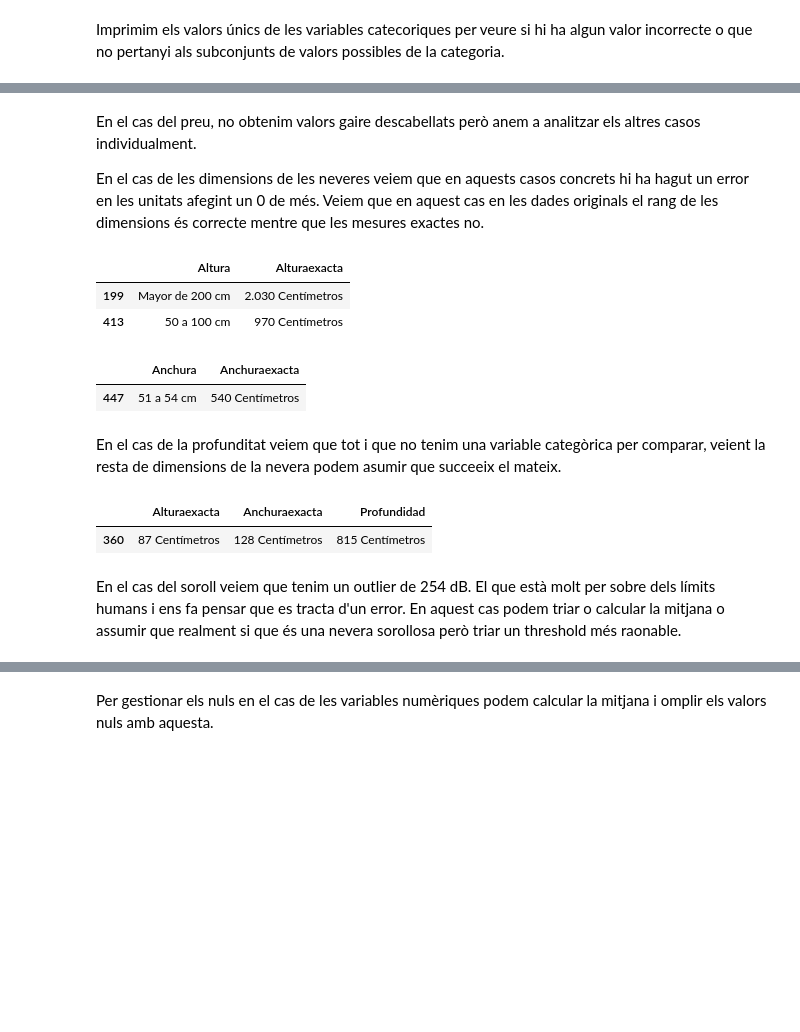
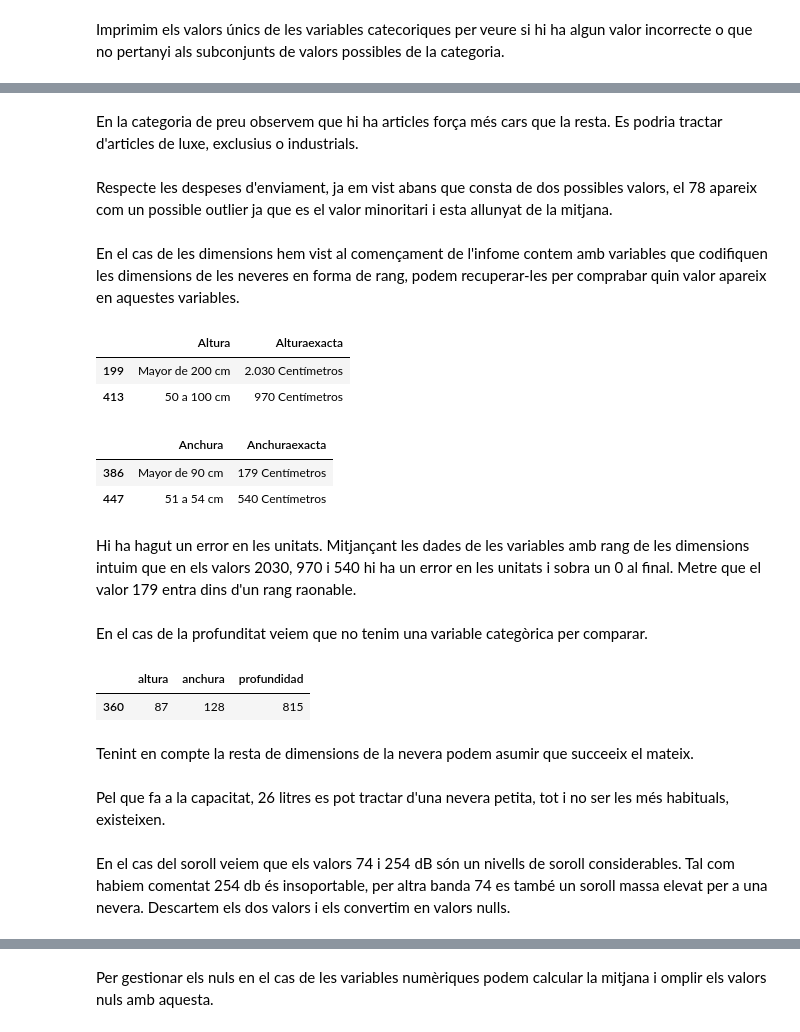
Before and after one commit to afinolUOC/Pra2-cleaning_and_analysis, a Jupyter notebook: neveras_cleaning.ipynb, the cells around one changed output, grey strips where cells are left out. Saved outputs shown, nothing was run; the diff lists cells and outputs as text; code cells hidden in the pictures; blank space fills up the shorter version.

```diff
--- a/neveras_cleaning.ipynb
+++ b/neveras_cleaning.ipynb
@@ -142,7 +142,7 @@ Es dona el mateix cas entre les variables Anchura i Anchuraexacta. Pel mateix mo
 Creem un nou dataframe per guardar les variables que han estat seleccionades.
 # %%
 # df per guardar les variables seleccionades
-selected_df = pd.DataFrame()
+clean_df = pd.DataFrame()
 # %% [markdown]
 Observem els primer valors de les variables selecionades per tal de fer-nos una idea de que conté cada una d'elles
 # %%
@@ -173,21 +173,21 @@ raw_df[['price','marca','product-sending-value','Garantía','Alturaexacta','Anch
 La majoria d'aquestes variables contenen les unitats i estan en format string quan es tracta d'una variable númerica. Procedim a adequar el farmat de cada una d'elles i les afegim al nou dataframe
 # %%
 # Seleccionem i addecuem el format
-selected_df['precio'] = raw_df['price'].str.replace('.', '').str.replace(',', '.').str.replace(' €', '').astype(float)
-selected_df['marca'] = raw_df['marca']
-selected_df['gastos_envio'] = raw_df['product-sending-value'].str.replace('.', '').str.replace(',', '.').str.replace(' €', '').astype(float)
-selected_df['garantía'] = raw_df['Garantía'].str.replace(' Años', '').astype('Int64')
-selected_df['altura'] = raw_df['Alturaexacta'].str.replace('.', '').str.replace(' Centímetros', '').astype('Int64')
-selected_df['anchura'] = raw_df['Anchuraexacta'].str.replace('.', '').str.replace(' Centímetros', '').astype('Int64')
-selected_df['profundidad'] = raw_df['Profundidad'].str.replace(' Centímetros', '').astype('Int64')
-selected_df['capacidad'] = raw_df['Capacidadfrigorífico'].str.replace(' Litros', '').str.replace('\\r', '').astype('Int64')
-selected_df['puertas'] = raw_df['Númerodepuertas'].str.replace(" Puertas", "").astype('Int64')
-selected_df['baldas'] = raw_df['BaldasenRefrigerador'].str.replace(' Baldas', '').str.replace(' ', '').astype('Int64')
-selected_df['instalación'] = raw_df['Tipodeinstalación'].str.replace(' ', '')
-selected_df['consumo_anual'] = raw_df['ConsumoAnualdeEnergía'].str.replace(' Kwh/Año', '').astype('Int64')
-selected_df['eficiencia'] = raw_df['EficienciaNueva'].str.replace(' ', '')
-selected_df['ruido'] = raw_df['Ruido'].str.replace(' Decibelios', '').astype('Int64')
-selected_df['refrigeración'] = raw_df['Refrigeración'].str.replace(" ", "")
-selected_df['color'] = raw_df['Color/material'].str.replace(" ", "")
+clean_df['precio'] = raw_df['price'].str.replace('.', '').str.replace(',', '.').str.replace(' €', '').astype(float)
+clean_df['marca'] = raw_df['marca']
+clean_df['gastos_envio'] = raw_df['product-sending-value'].str.replace('.', '').str.replace(',', '.').str.replace(' €', '').astype(float)
+clean_df['garantía'] = raw_df['Garantía'].str.replace(' Años', '').astype('Int64')
+clean_df['altura'] = raw_df['Alturaexacta'].str.replace('.', '').str.replace(' Centímetros', '').astype('Int64')
+clean_df['anchura'] = raw_df['Anchuraexacta'].str.replace('.', '').str.replace(' Centímetros', '').astype('Int64')
+clean_df['profundidad'] = raw_df['Profundidad'].str.replace(' Centímetros', '').astype('Int64')
+clean_df['capacidad'] = raw_df['Capacidadfrigorífico'].str.replace(' Litros', '').str.replace('\\r', '').astype('Int64')
+clean_df['puertas'] = raw_df['Númerodepuertas'].str.replace(" Puertas", "").astype('Int64')
+clean_df['baldas'] = raw_df['BaldasenRefrigerador'].str.replace(' Baldas', '').str.replace(' ', '').astype('Int64')
+clean_df['instalación'] = raw_df['Tipodeinstalación'].str.replace(' ', '')
+clean_df['consumo_anual'] = raw_df['ConsumoAnualdeEnergía'].str.replace(' Kwh/Año', '').astype('Int64')
+clean_df['eficiencia'] = raw_df['EficienciaNueva'].str.replace(' ', '')
+clean_df['ruido'] = raw_df['Ruido'].str.replace(' Decibelios', '').astype('Int64')
+clean_df['refrigeración'] = raw_df['Refrigeración'].str.replace(" ", "")
+clean_df['color'] = raw_df['Color/material'].str.replace(" ", "")
 # %%
 # Mostrem els primer valors de les variables ade
@@ -257,0 +260,4 @@ Pasem a analitzar si existeixen outliers dins les variables númeriques. Per fer
+# %%
+clean_df['puertas'] = clean_df['puertas'].replace([0], np.nan)
+# %%
+clean_df['baldas'] = clean_df['baldas'].replace([0], np.nan)
@@ -349,0 +329,2 @@ ruido [254]
+# %% [markdown]
+En la categoria de preu observem que hi ha articles força més cars que la resta. Es podria tractar d'articles de luxe, exclusius o industrials.
@@ -350,5 +333,5 @@ ruido [254]
+# %% [markdown]
+Respecte les despeses d'enviament, ja em vist abans que consta de dos possibles valors, el 78 apareix com un possible outlier ja que es el valor minoritari i esta allunyat de la mitjana.
 # %% [markdown]
-En el cas del preu, no obtenim valors gaire descabellats però anem a analitzar els altres casos individualment.
-
-En el cas de les dimensions de les neveres veiem que en aquests casos concrets hi ha hagut un error en les unitats afegint un 0 de més. Veiem que en aquest cas en les dades originals el rang de les dimensions és correcte mentre que les mesures exactes no.
+En el cas de les dimensions hem vist al començament de l'infome contem amb variables que codifiquen les dimensions de les neveres en forma de rang, podem recuperar-les per comprabar quin valor apareix en aquestes variables.
 # %%
@@ -358,7 +341,10 @@ raw_df[["Altura", "Alturaexacta"]].loc[selected_df['altura'] >= 970]
 | 199 | Mayor de 200 cm | 2.030 Centímetros |
 | 413 | 50 a 100 cm | 970 Centímetros |
 # %%
-raw_df[["Anchura", "Anchuraexacta"]].loc[selected_df['anchura'] >= 540]
+raw_df[["Anchura", "Anchuraexacta"]].loc[clean_df['anchura'] >= 179]
 # %% [output]
 |  | Anchura | Anchuraexacta |
+| 386 | Mayor de 90 cm | 179 Centímetros |
 | 447 | 51 a 54 cm | 540 Centímetros |
+# %% [markdown]
+Hi ha hagut un error en les unitats. Mitjançant les dades de les variables amb rang de les dimensions intuim que en els valors 2030, 970 i 540 hi ha un error en les unitats i sobra un 0 al final. Metre que el valor 179 entra dins d'un rang raonable.
@@ -365,8 +354,10 @@ raw_df[["Anchura", "Anchuraexacta"]].loc[selected_df['anchura'] >= 540]
 # %% [markdown]
-En el cas de la profunditat veiem que tot i que no tenim una variable categòrica per comparar, veient la resta de dimensions de la nevera podem asumir que succeeix el mateix.
+En el cas de la profunditat veiem que no tenim una variable categòrica per comparar.
-# %%
-raw_df[["Alturaexacta", "Anchuraexacta", "Profundidad"]].loc[selected_df['profundidad'] >= 815]
-# %% [output]
-|  | Alturaexacta | Anchuraexacta | Profundidad |
-| 360 | 87 Centímetros | 128 Centímetros | 815 Centímetros |
+# %%
+clean_df[["altura", "anchura", "profundidad"]].loc[clean_df['profundidad'] >= 815]
+# %% [output]
+|  | altura | anchura | profundidad |
+| 360 | 87 | 128 | 815 |
+# %% [markdown]
+Tenint en compte la resta de dimensions de la nevera podem asumir que succeeix el mateix.
 # %%
@@ -377,3 +365,5 @@ selected_df.loc[selected_df['profundidad'] >= 815, 'profundidad'] = np.ceil(sele
+# %% [markdown]
+Pel que fa a la capacitat, 26 litres es pot tractar d'una nevera petita, tot i no ser les més habituals, existeixen.
 # %% [markdown]
-En el cas del soroll veiem que tenim un outlier de 254 dB. El que està molt per sobre dels límits humans i ens fa pensar que es tracta d'un error. En aquest cas podem triar o calcular la mitjana o assumir que realment si que és una nevera sorollosa però triar un threshold més raonable.
+En el cas del soroll veiem que els valors 74 i 254 dB són un nivells de soroll considerables. Tal com habiem comentat 254 db és insoportable, per altra banda 74 es també un soroll massa elevat per a una nevera. Descartem els dos valors i els convertim en valors nulls.
 # %%
```
Also changed, not shown: parts of 41 cells of this notebook.
